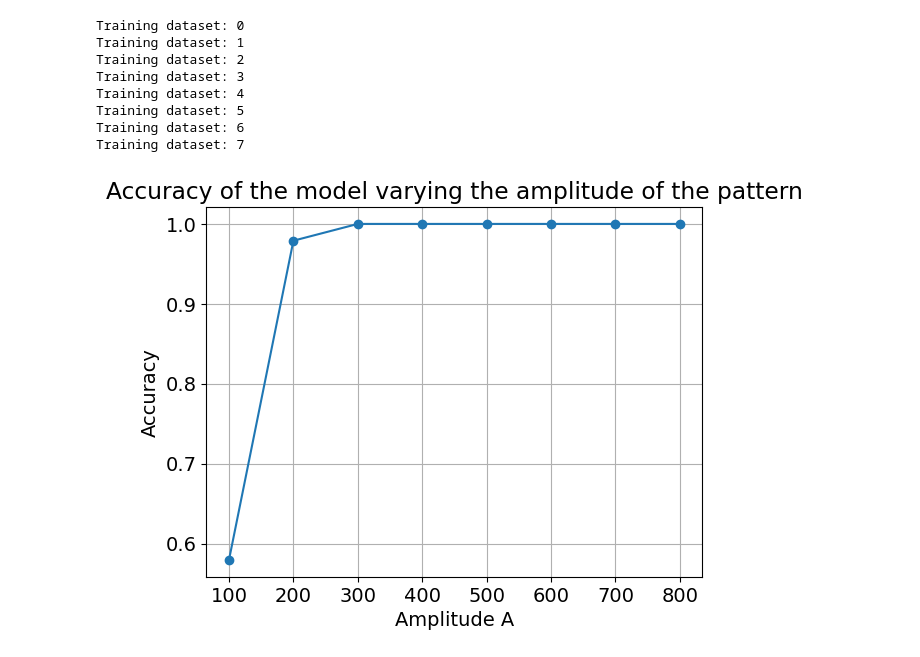
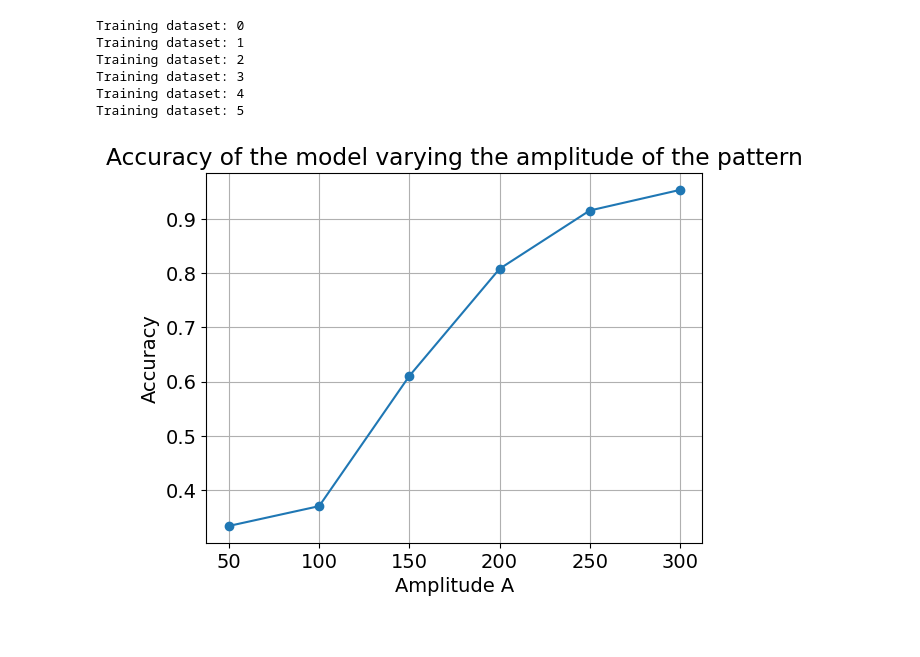
Before and after one commit to FrancescoPeron/LCP_B, a Jupyter notebook: ASSIGNMENT/test_SNR_accuracy.ipynb, the cells around one changed output. Saved outputs shown, nothing was run; the diff lists cells and outputs as text; code cells hidden in the pictures.

```diff
--- a/ASSIGNMENT/test_SNR_accuracy.ipynb
+++ b/ASSIGNMENT/test_SNR_accuracy.ipynb
@@ -95,7 +40,7 @@ bias2 = 10
 y = np.zeros(N) # 1D (same label)
 x = np.zeros((N,L,2))
 
-for A in range(100, 900, 100):
+for A in range(50, 350, 50):
     str0 = f'ts_L{L}_Z{Z}_A{A}_DX({DX1,DX2})_bias({bias1,bias2})_N{N}'
     print(str0)
 
@@ -141,7 +139,7 @@ j = 0
 models = []
 acc = []
 
-for A in range(100,900,100):
+for A in range(50,350,50):
     str0 = f'ts_L{L}_Z{Z}_A{A}_DX({DX1,DX2})_bias({bias1,bias2})_N{N}.npy'
     fnamex='x'+str0
     fnamey='y'+str0
@@ -205,16 +203,14 @@ Training dataset: 2
 Training dataset: 3
 Training dataset: 4
 Training dataset: 5
-Training dataset: 6
-Training dataset: 7
 # %%
-plt.plot(np.arange(100, 900, 100), acc, marker='o')
+plt.plot(np.arange(50, 350, 50), acc, marker='o')
 plt.xlabel("Amplitude A")
 plt.ylabel("Accuracy")
 plt.title("Accuracy of the model varying the amplitude of the pattern")
 plt.grid()
 plt.show()
 # %% [output]
-[figure, old version]
+[figure, new version]
 # %%
 SNR_mf = []
```
Also changed, not shown: parts of 7 cells of this notebook.
